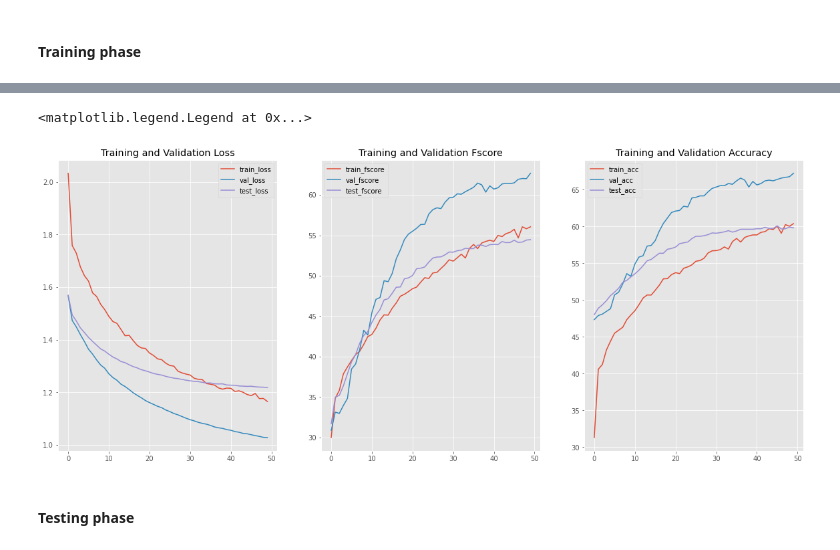
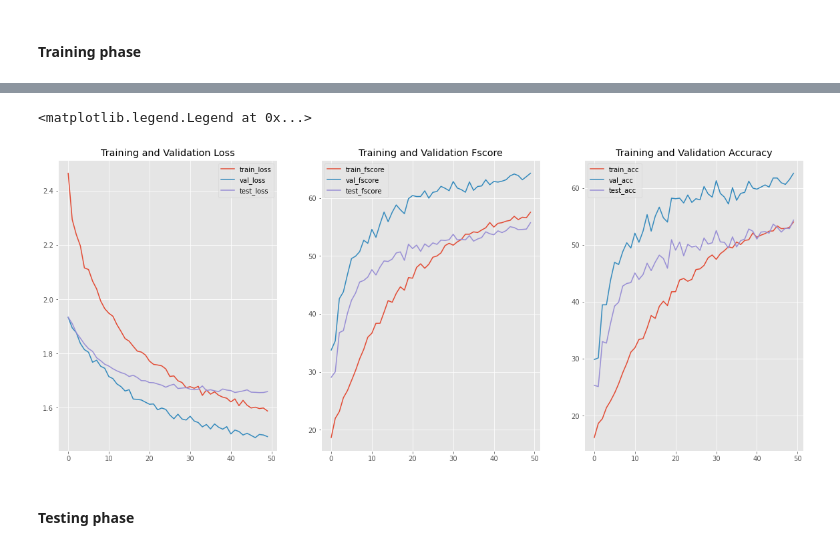
Before and after one commit to siddhantpathakk/EmotionNet, a Jupyter notebook: audio/train.ipynb, the cells around one changed output, grey strips where cells are left out. Cells and saved outputs as stored; diff of their text form; code cells hidden in the pictures.

```diff
--- a/audio/train.ipynb
+++ b/audio/train.ipynb
@@ -41,17 +43,17 @@ def parse_opt():
 
     parser.add_argument('--lr', type=float, default=1e-4, metavar='LR', help='learning rate')
     parser.add_argument('--l2', type=float, default=3e-4, metavar='L2', help='L2 regularization weight')
-    parser.add_argument('--dropout', type=float, default=0.2, metavar='dropout', help='dropout rate')
-    parser.add_argument('--batch-size', type=int, default=30, metavar='BS', help='batch size')
+    parser.add_argument('--dropout', type=float, default=0.25, metavar='dropout', help='dropout rate')
+    parser.add_argument('--batch-size', type=int, default=16, metavar='BS', help='batch size')
     parser.add_argument('--epochs', type=int, default=50, metavar='E', help='number of epochs')
 
-    parser.add_argument('--class-weight', action='store_true', default=False, help='use class weights (true or false)')
+    parser.add_argument('--class-weight', action='store_true', default=True, help='use class weights (true or false)')
     parser.add_argument('--mu', type=float, default=0, help='class weight (mu)')
 
     parser.add_argument('--seed', type=int, default=42, metavar='seed', help='seed')
 
     parser.add_argument('--feature_type', type=str, default='multimodal', help='features (text or audio or multimodal)')
-    parser.add_argument('--attention', type=str, default='simple', help='attention type (simple or general or general2 or concat or dot)')
+    parser.add_argument('--attention', type=str, default='general', help='attention type (simple or general or general2 or concat or dot)')
 
     parser.add_argument('--verbose', action='store_true', default=True, help='verbose (true or false)')
 
@@ -179,35 +181,40 @@ test_accs = metrics['test']['test_accs']
 best_fscore = metrics['best']['best_fscore']
 best_loss = metrics['best']['best_loss']
 best_acc = metrics['best']['best_acc']
+# %%
+cur_date = time.strftime("%d-%m", time.localtime())
+filename = "emotionet_model_"+cur_date+"_"+args.feature_type+"_"+args.attention+"_"
 # %%
 # plot the training and validation loss and accuracy
 plt.style.use("ggplot")
 
-fig = plt.figure(figsize=(20, 8))
+fig = plt.figure(figsize=(24, 8))
 
 plt.subplot(1, 3, 1)
 plt.plot(train_losses, label='train_loss')
 plt.plot(val_losses, label='val_loss')
 plt.plot(test_losses, label='test_loss')
 plt.title('Training and Validation Loss')
 plt.legend()
 
 plt.subplot(1, 3, 2)
 plt.plot(train_fscores, label='train_fscore')
 plt.plot(val_fscores, label='val_fscore')
 plt.plot(test_fscores, label='test_fscore')
 plt.title('Training and Validation Fscore')
 plt.legend()
 
 plt.subplot(1, 3, 3)
 plt.plot(train_accs, label='train_acc')
 plt.plot(val_accs, label='val_acc')
 plt.plot(test_accs, label='test_acc')
 plt.title('Training and Validation Accuracy')
 plt.legend()
+
+plt.save(filename+"loss_acc.png")
 # %% [output]
 <matplotlib.legend.Legend at 0x...>
-[figure, old version]
+[figure, new version]
 # %% [markdown]
 #### Testing phase
 # %%
```
Also changed, not shown: parts of 12 cells of this notebook, 6 other files.
